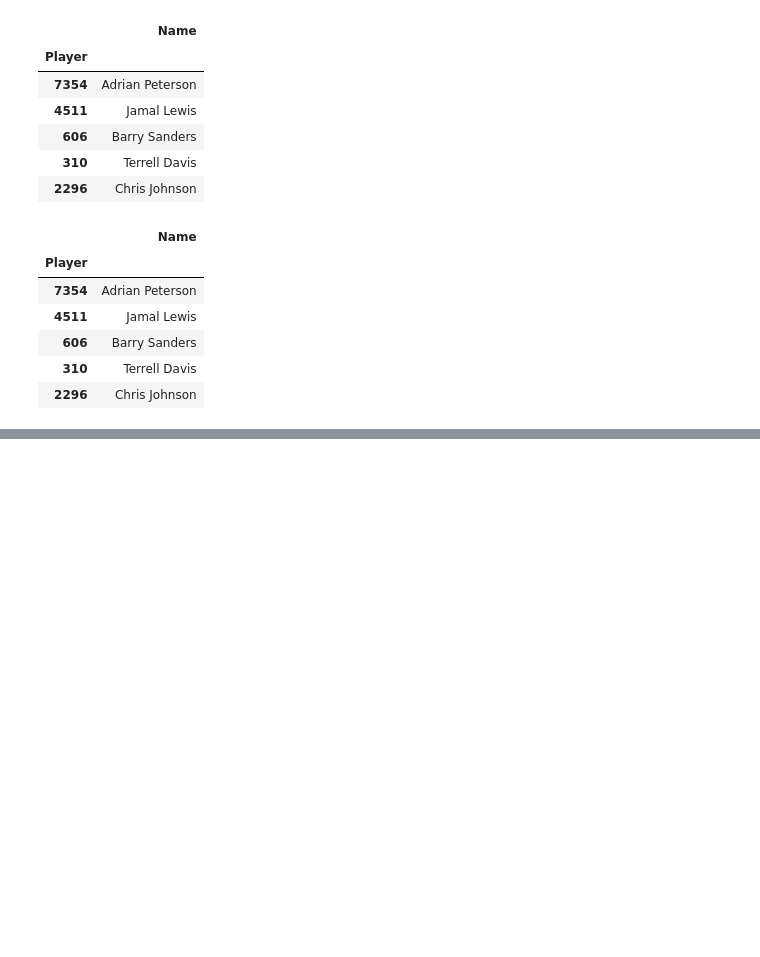
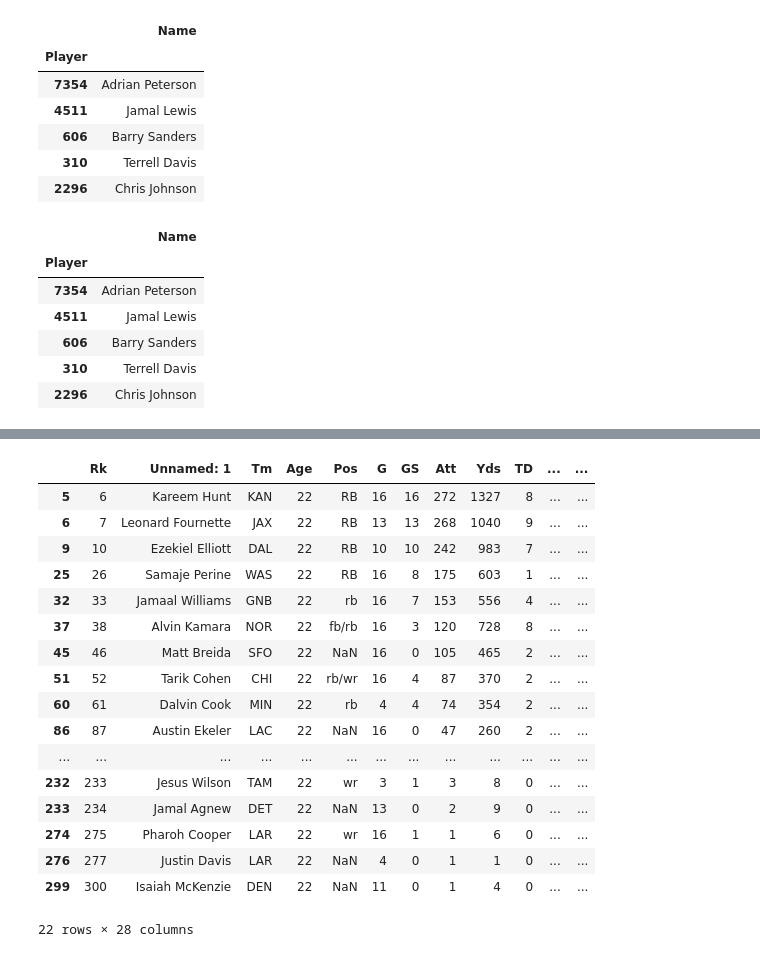
Before and after one commit to greg-smith1/Football_Comparables, a Jupyter notebook: data_gen.ipynb, the cells around one changed output, grey strips where cells are left out. Cells and saved outputs as stored; diff of their text form; code cells hidden in the pictures; blank space fills up the shorter version.

```diff
--- a/data_gen.ipynb
+++ b/data_gen.ipynb
@@ -87,10 +87,10 @@ new_df['Unnamed: 1'] = new_df.apply(lambda row: name_strip(row['Unnamed: 1']), a
 # %%
-def name_strip(name):
+def catch_to_float(name):
     if type(name)==str:
         name =name.strip('%')
     name = float(name)
     return name
-new_df['Ctch%'] = new_df.apply(lambda row: name_strip(row['Ctch%']), axis=1)
+#new_df['Ctch%'] = new_df.apply(lambda row: catch_to_float(row['Ctch%']), axis=1)
 # %%
 new_df.head()
 # %% [output]
@@ -152,0 +158,2 @@ def name_to_index(name, age):
+# %%
+players_lookup = pd.read_csv('../2017.csv')
@@ -152,0 +167,28 @@ def name_to_index(name, age):
+# %%
+players_lookup['Unnamed: 1'] = players_lookup.apply(lambda row: name_split(row['Unnamed: 1']), axis=1)
+players_lookup['Unnamed: 1'] = players_lookup.apply(lambda row: name_strip(row['Unnamed: 1']), axis=1)
+players_lookup['Ctch%'] = players_lookup.apply(lambda row: catch_to_float(row['Ctch%']), axis=1)
+# %%
+age = 22
+players_lookup.loc[(players_lookup['Age']==age)]
+
+#players_lookup.iloc[0]['RRTD']
+# %% [output]
+|  | Rk | Unnamed: 1 | Tm | Age | Pos | G | GS | Att | Yds | TD | ... | ... |
+| 5 | 6 | Kareem Hunt | KAN | 22 | RB | 16 | 16 | 272 | 1327 | 8 | ... | ... |
+| 6 | 7 | Leonard Fournette | JAX | 22 | RB | 13 | 13 | 268 | 1040 | 9 | ... | ... |
+| 9 | 10 | Ezekiel Elliott | DAL | 22 | RB | 10 | 10 | 242 | 983 | 7 | ... | ... |
+| 25 | 26 | Samaje Perine | WAS | 22 | RB | 16 | 8 | 175 | 603 | 1 | ... | ... |
+| 32 | 33 | Jamaal Williams | GNB | 22 | rb | 16 | 7 | 153 | 556 | 4 | ... | ... |
+| 37 | 38 | Alvin Kamara | NOR | 22 | fb/rb | 16 | 3 | 120 | 728 | 8 | ... | ... |
+| 45 | 46 | Matt Breida | SFO | 22 | NaN | 16 | 0 | 105 | 465 | 2 | ... | ... |
+| 51 | 52 | Tarik Cohen | CHI | 22 | rb/wr | 16 | 4 | 87 | 370 | 2 | ... | ... |
+| 60 | 61 | Dalvin Cook | MIN | 22 | rb | 4 | 4 | 74 | 354 | 2 | ... | ... |
+| 86 | 87 | Austin Ekeler | LAC | 22 | NaN | 16 | 0 | 47 | 260 | 2 | ... | ... |
+| ... | ... | ... | ... | ... | ... | ... | ... | ... | ... | ... | ... | ... |
+| 232 | 233 | Jesus Wilson | TAM | 22 | wr | 3 | 1 | 3 | 8 | 0 | ... | ... |
+| 233 | 234 | Jamal Agnew | DET | 22 | NaN | 13 | 0 | 2 | 9 | 0 | ... | ... |
+| 274 | 275 | Pharoh Cooper | LAR | 22 | wr | 16 | 1 | 1 | 6 | 0 | ... | ... |
+| 276 | 277 | Justin Davis | LAR | 22 | NaN | 4 | 0 | 1 | 1 | 0 | ... | ... |
+| 299 | 300 | Isaiah McKenzie | DEN | 22 | NaN | 11 | 0 | 1 | 4 | 0 | ... | ... |
+22 rows × 28 columns
```
Also changed, not shown: parts of 5 cells of this notebook, 2 other files.
